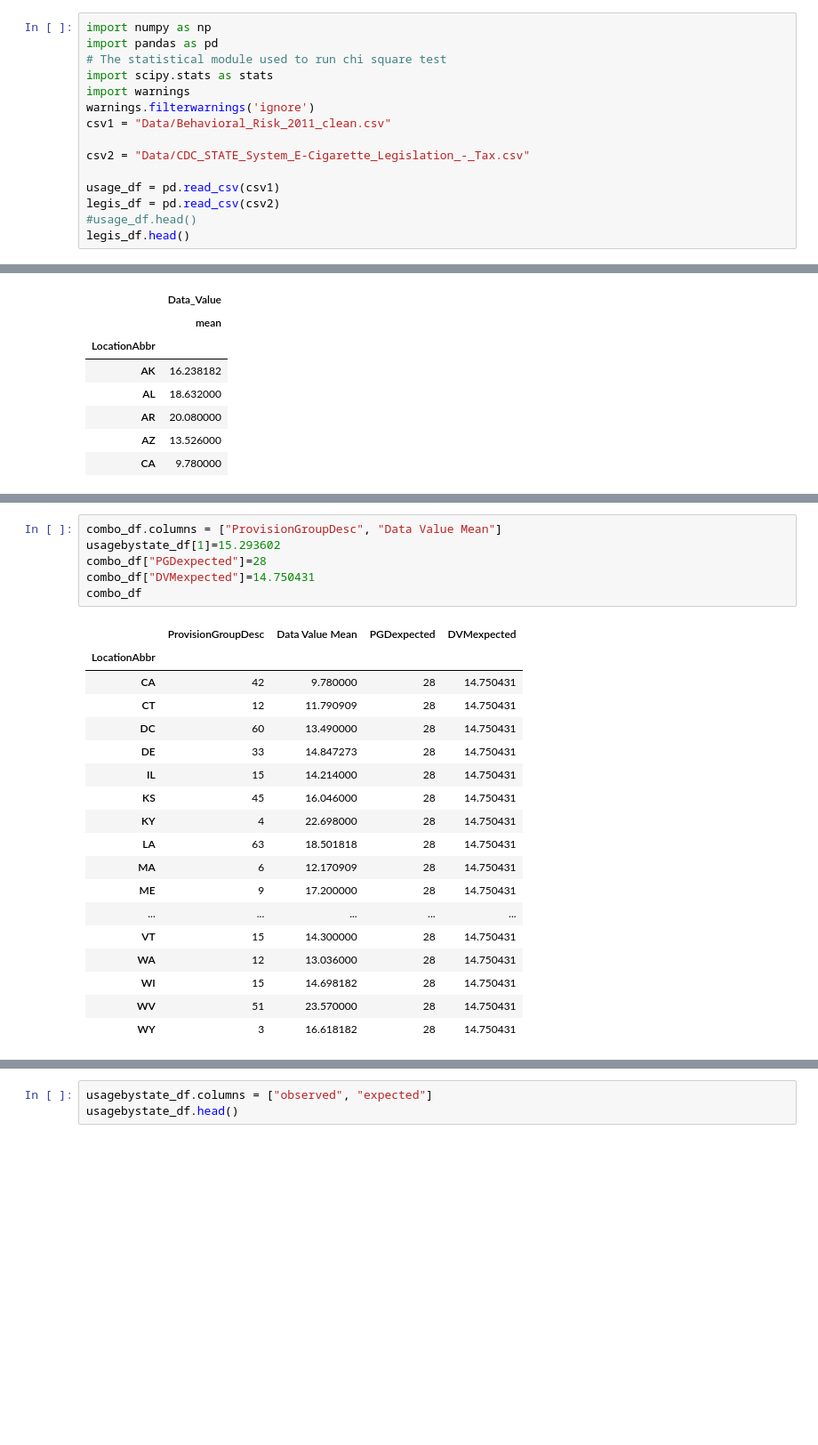
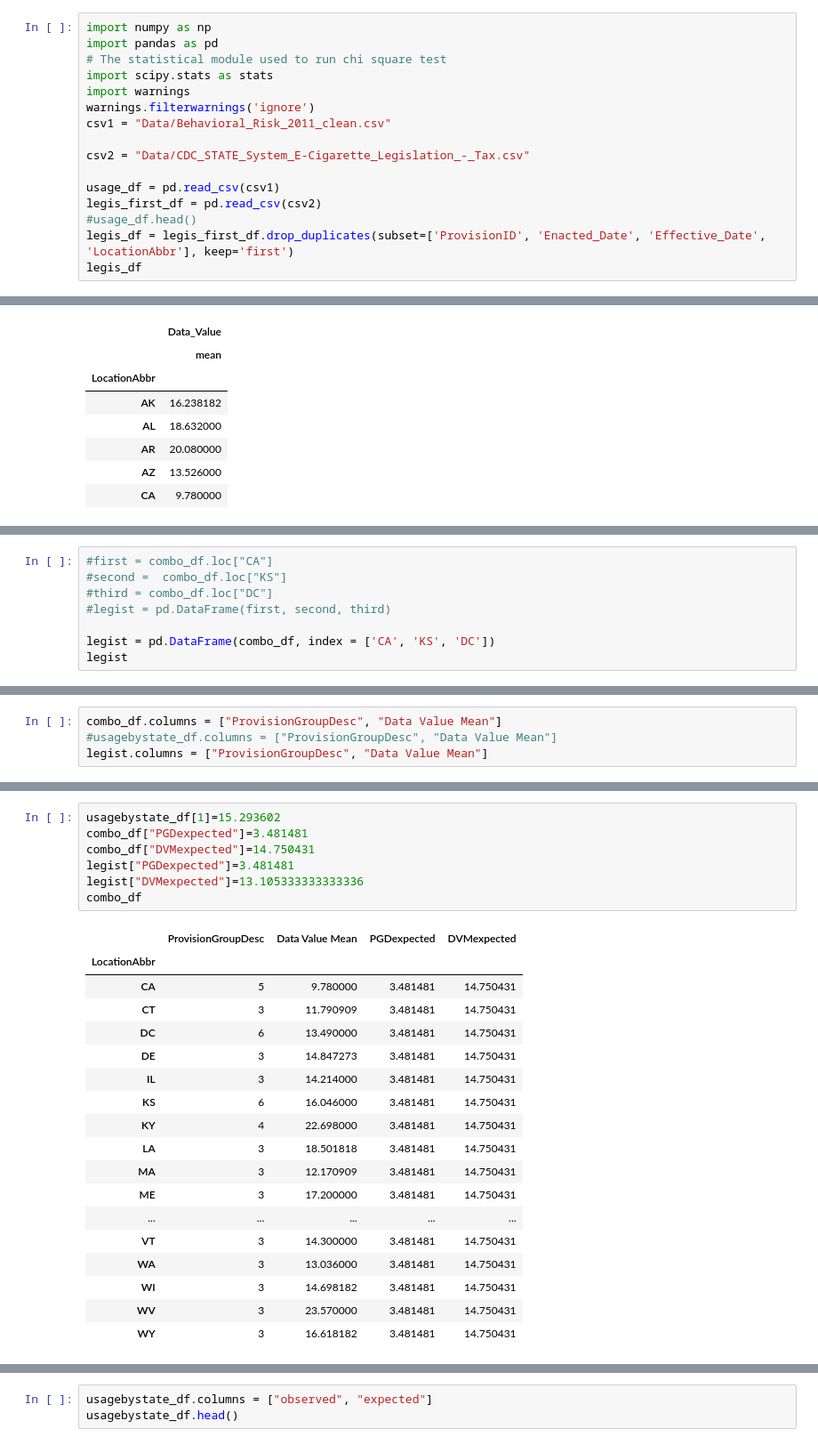
Before and after one commit to samanthadevlin/Vape_Legislation, a Jupyter notebook: Tobacco Manny.ipynb, the cells around one changed output, grey strips where cells are left out. Shown: that part at 89% size. Drawn from its saved outputs; the diff is of its cells as text; blank space fills up the shorter version.

```diff
--- a/Tobacco Manny.ipynb
+++ b/Tobacco Manny.ipynb
@@ -10,9 +10,10 @@ csv1 = "Data/Behavioral_Risk_2011_clean.csv"
 csv2 = "Data/CDC_STATE_System_E-Cigarette_Legislation_-_Tax.csv"
 
 usage_df = pd.read_csv(csv1)
-legis_df = pd.read_csv(csv2)
+legis_first_df = pd.read_csv(csv2)
 #usage_df.head()
-legis_df.head()
+legis_df = legis_first_df.drop_duplicates(subset=['ProvisionID', 'Enacted_Date', 'Effective_Date', 'LocationAbbr'], keep='first')
+legis_df
 # %% [output]
 |  | YEAR | Quarter | LocationAbbr | LocationDesc | TopicDesc | MeasureDesc | DataSource | ProvisionGroupDesc | ... |
 | 0 | 2016 | 2 | VI | U.S. Virgin Islands | Legislation - E-Cigarette - Tax | E-Cigarette | OSH | Restrictions | ... |
@@ -101,0 +104,8 @@ dtype: float64
+# %%
+#first = combo_df.loc["CA"]
+#second =  combo_df.loc["KS"]
+#third = combo_df.loc["DC"]
+#legist = pd.DataFrame(first, second, third)
+
+legist = pd.DataFrame(combo_df, index = ['CA', 'KS', 'DC'])
+legist
@@ -101,0 +117,4 @@ dtype: float64
+# %%
+combo_df.columns = ["ProvisionGroupDesc", "Data Value Mean"]
+#usagebystate_df.columns = ["ProvisionGroupDesc", "Data Value Mean"]
+legist.columns = ["ProvisionGroupDesc", "Data Value Mean"]
@@ -111,25 +150,26 @@ dtype: int64
 # %%
-combo_df.columns = ["ProvisionGroupDesc", "Data Value Mean"]
 usagebystate_df[1]=15.293602
-combo_df["PGDexpected"]=28
+combo_df["PGDexpected"]=3.481481
 combo_df["DVMexpected"]=14.750431
+legist["PGDexpected"]=3.481481
+legist["DVMexpected"]=13.105333333333336
 combo_df
 # %% [output]
 |  | ProvisionGroupDesc | Data Value Mean | PGDexpected | DVMexpected |
 | LocationAbbr |  |  |  |  |
-| CA | 42 | 9.780000 | 28 | 14.750431 |
-| CT | 12 | 11.790909 | 28 | 14.750431 |
-| DC | 60 | 13.490000 | 28 | 14.750431 |
-| DE | 33 | 14.847273 | 28 | 14.750431 |
-| IL | 15 | 14.214000 | 28 | 14.750431 |
-| KS | 45 | 16.046000 | 28 | 14.750431 |
-| KY | 4 | 22.698000 | 28 | 14.750431 |
-| LA | 63 | 18.501818 | 28 | 14.750431 |
-| MA | 6 | 12.170909 | 28 | 14.750431 |
-| ME | 9 | 17.200000 | 28 | 14.750431 |
+| CA | 5 | 9.780000 | 3.481481 | 14.750431 |
+| CT | 3 | 11.790909 | 3.481481 | 14.750431 |
+| DC | 6 | 13.490000 | 3.481481 | 14.750431 |
+| DE | 3 | 14.847273 | 3.481481 | 14.750431 |
+| IL | 3 | 14.214000 | 3.481481 | 14.750431 |
+| KS | 6 | 16.046000 | 3.481481 | 14.750431 |
+| KY | 4 | 22.698000 | 3.481481 | 14.750431 |
+| LA | 3 | 18.501818 | 3.481481 | 14.750431 |
+| MA | 3 | 12.170909 | 3.481481 | 14.750431 |
+| ME | 3 | 17.200000 | 3.481481 | 14.750431 |
 | ... | ... | ... | ... | ... |
-| VT | 15 | 14.300000 | 28 | 14.750431 |
-| WA | 12 | 13.036000 | 28 | 14.750431 |
-| WI | 15 | 14.698182 | 28 | 14.750431 |
-| WV | 51 | 23.570000 | 28 | 14.750431 |
-| WY | 3 | 16.618182 | 28 | 14.750431 |
+| VT | 3 | 14.300000 | 3.481481 | 14.750431 |
+| WA | 3 | 13.036000 | 3.481481 | 14.750431 |
+| WI | 3 | 14.698182 | 3.481481 | 14.750431 |
+| WV | 3 | 23.570000 | 3.481481 | 14.750431 |
+| WY | 3 | 16.618182 | 3.481481 | 14.750431 |
```
Also changed, not shown: parts of 13 cells of this notebook.
